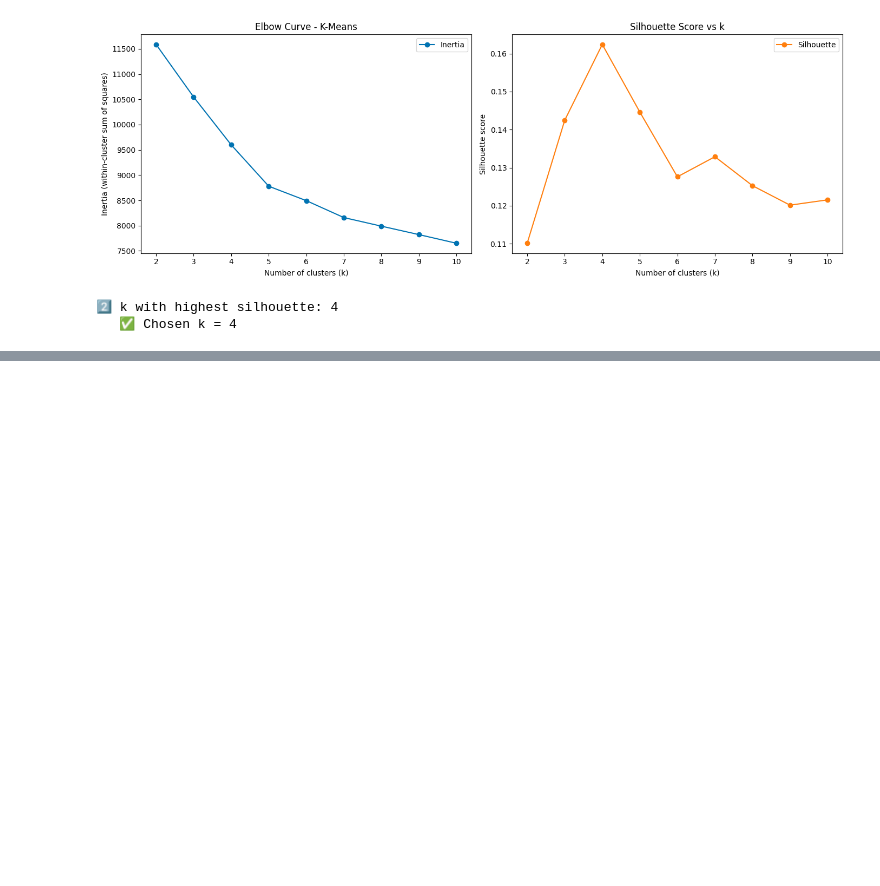
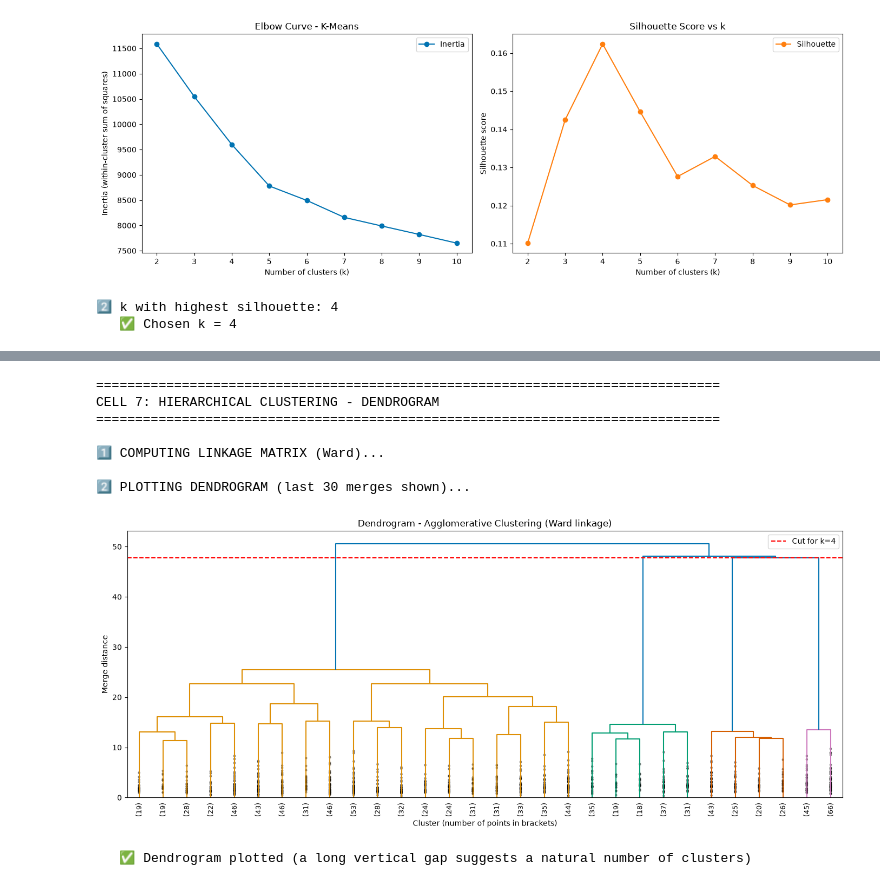
Before and after one commit to Dhaurshand/FitSense, a Jupyter notebook: Notebooks/Clustering/Clustering.ipynb, the cells around one changed output, grey strips where cells are left out. Saved outputs shown, nothing was run; the diff lists cells and outputs as text; code cells hidden in the pictures; blank space fills up the shorter version.

Commit message:
Add K-Means model, hierarchical dendrogram and linkage comparison (cells 6-8)

```diff
--- a/Notebooks/Clustering/Clustering.ipynb
+++ b/Notebooks/Clustering/Clustering.ipynb
@@ -273,0 +329,29 @@ CELL 5: K-MEANS - CHOOSING k (ELBOW CURVE)
+# %%
+print("\n" + "=" * 80)
+print("CELL 7: HIERARCHICAL CLUSTERING - DENDROGRAM")
+print("=" * 80)
+
+print(f"\n1️⃣ COMPUTING LINKAGE MATRIX (Ward)...")
+Z = linkage(X_scaled, method='ward')
+
+print(f"\n2️⃣ PLOTTING DENDROGRAM (last 30 merges shown)...")
+plt.figure(figsize=(14, 6))
+dendrogram(Z, truncate_mode='lastp', p=30, leaf_rotation=90, leaf_font_size=9, show_contracted=True)
+plt.title('Dendrogram - Agglomerative Clustering (Ward linkage)')
+plt.xlabel('Cluster (number of points in brackets)')
+plt.ylabel('Merge distance')
+cut_height = Z[-K_CHOSEN + 1, 2]
+plt.axhline(y=cut_height, color='red', linestyle='--', label=f'Cut for k={K_CHOSEN}')
+plt.legend()
+plt.tight_layout(); plt.show()
+print(f"   ✅ Dendrogram plotted (a long vertical gap suggests a natural number of clusters)")
+# %% [output]
+================================================================================
+CELL 7: HIERARCHICAL CLUSTERING - DENDROGRAM
+================================================================================
+
+1️⃣ COMPUTING LINKAGE MATRIX (Ward)...
+
+2️⃣ PLOTTING DENDROGRAM (last 30 merges shown)...
+[figure, added]
+   ✅ Dendrogram plotted (a long vertical gap suggests a natural number of clusters)
```
Also changed, not shown: parts of 3 cells of this notebook, 2 other files.
